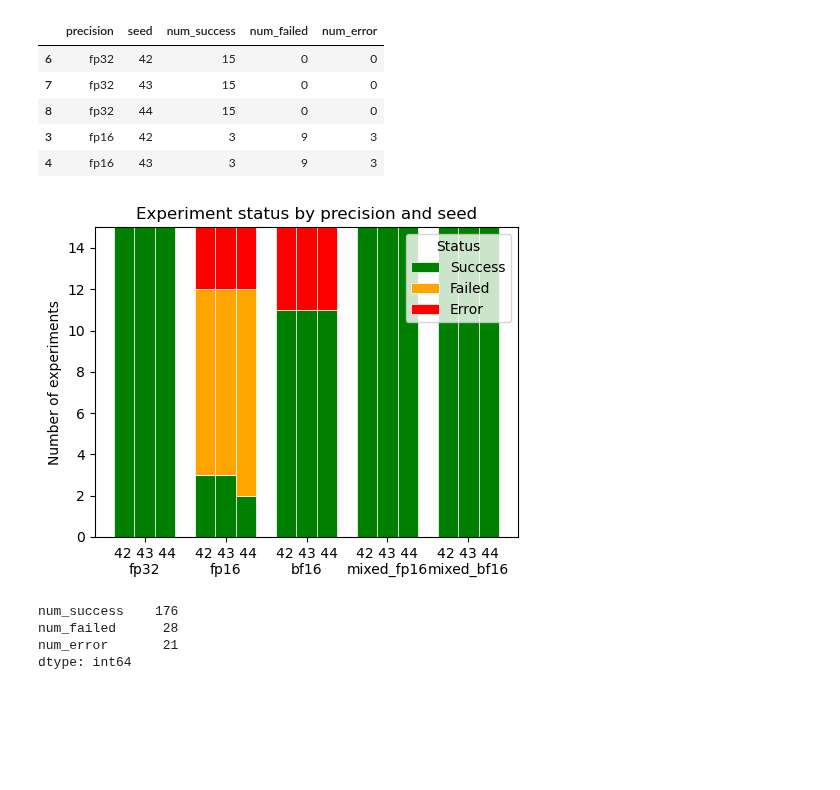
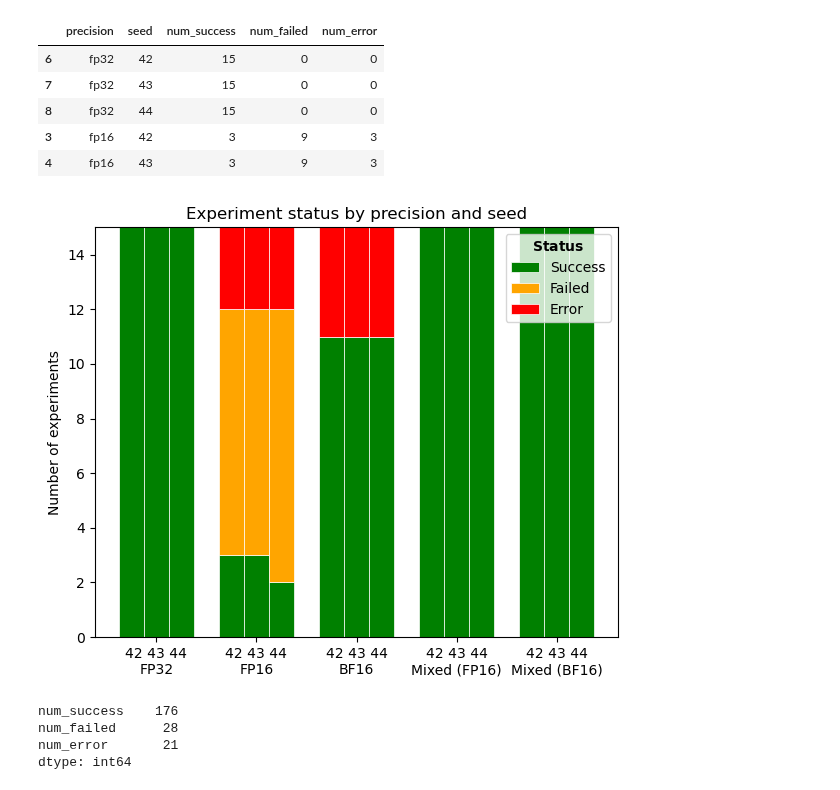
Before and after one commit to GustavoC3J/DL-frameworks-benchmark, a Jupyter notebook: results_analysis.ipynb, the cells around one changed output. Drawn from its saved outputs; the diff is of its cells as text; code cells hidden in the pictures; blank space fills up the shorter version.

```diff
--- a/results_analysis.ipynb
+++ b/results_analysis.ipynb
@@ -105,7 +105,7 @@ for keys, subset_df in index_df.groupby(experiment_config):
         "model_type": model_type,
         "model_complexity": model_complexity,
         "precision": precision,
-        "seed": int(seed),
+        "seed": seed,
     }
 
 
@@ -838,9 +894,7 @@ plot.set(yscale="log")
 # %% [markdown]
 ### GPU Energy per Hour
 # %%
-time_df["seed"] = time_df["seed"].astype(str)
 time_df = exp_config_category(time_df)
-
 time_df.head()
 # %% [output]
 |  | backend | model_type | model_complexity | precision | seed | training_time | testing_time |
@@ -945,13 +994,15 @@ energy_sum_df.head()
 | 0 | jax | 0.217552 | 11668.712486 | 0.067119 | 0.040625 |
 | 3 | torch-keras | 1.066525 | 57916.238338 | 0.066294 | 0.052414 |
 # %%
+df = add_labels(energy_sum_df)
+
 plot = sns.catplot(
-    data=energy_sum_df,
+    data=df,
     x="backend",
     y="global_energy_per_hour",
     kind="bar",
     errorbar="sd",
-    order=energy_sum_df["backend"]
+    order=df["backend"]
 )
 
 ax = plot.ax
@@ -964,7 +1015,7 @@ ax2.set_ylabel("Improvement (%)")
 ax2.set_ylim(0, 0.08)
 
 sns.lineplot(
-    data=energy_sum_df,
+    data=df,
     x="backend",
     y="improvement",
     ax=ax2,
@@ -974,8 +1025,9 @@ sns.lineplot(
 )
 
 add_title(plot, "Energy per training hour (all experiments)", adjust=0.92)
+plot.set_titles(col_template="{col_name}")
+plot.set_axis_labels(titles["backend"], "Energy per hour (kWh/h)")
 
-plot.set_titles(col_template="{col_name}")
 
 legend_elements = [
     Patch(label="Energy per hour (kWh/h)"),
@@ -1076,40 +1128,42 @@ colors = {
     "num_failed":  "orange",
     "num_error":   "red"
 }
 
-x = np.arange(len(precision_order)) # base positions
+x = np.arange(len(orders["precision"])) # base positions
 bar_width = 0.25
 
-fig, ax = plt.subplots(figsize=(5,4))
+fig, ax = plt.subplots(figsize=(6,5))
 
-for i, seed in enumerate(seed_order):
+for i, seed in enumerate(orders["seed"]):
     subset = num_failed_df[num_failed_df["seed"] == seed]
     bottoms = np.zeros(len(subset))
-    for col in ["num_success", "num_failed", "num_error"]:
+
+    for col in colors.keys():
         ax.bar(
             x + i * bar_width, # Move each seed bars
             subset[col].values,
             bar_width,
             bottom=bottoms,
             color=colors[col],
             linewidth=0.5,
             edgecolor="white"
         )
         bottoms += subset[col].values
 
 
 ax.set_xticks(x + bar_width)
-ax.set_xticklabels([f"42 43 44\n{precision}" for precision in precision_order])
+precision_labels = labels["precision"]
+ax.set_xticklabels([f"42 43 44\n{precision_labels[precision]}" for precision in orders["precision"]])
 
 ax.set_ylabel("Number of experiments")
 
 ax.set_title("Experiment status by precision and seed")
-ax.legend(["Success","Failed","Error"], title="Status", loc="upper right")
+ax.legend(["Success","Failed","Error"], title=r"$\bf{Status}$", loc="upper right")
 
 plt.tight_layout()
 plt.show()
 # %% [output]
-[figure, old version]
+[figure, new version]
 # %%
 num_failed_df[["num_success", "num_failed", "num_error"]].sum()
 # %% [output]
```
Also changed, not shown: parts of 29 cells of this notebook.
